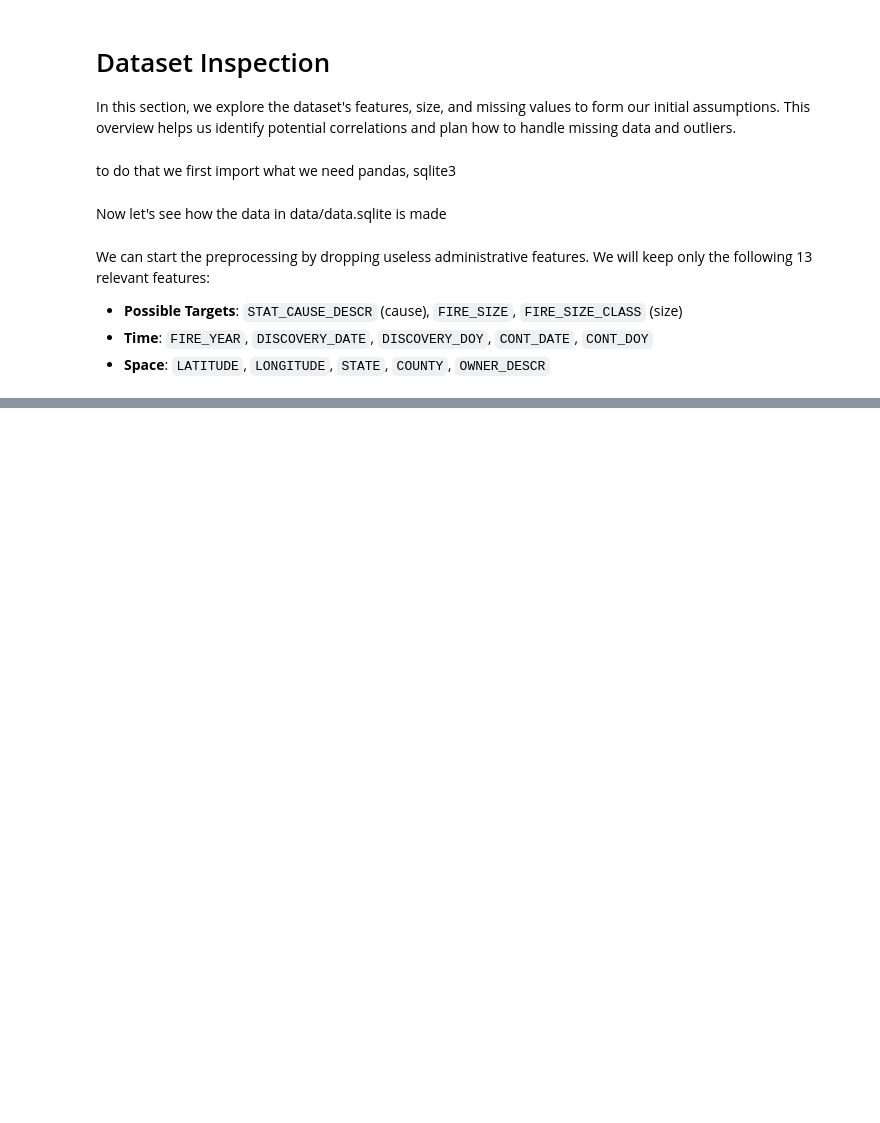
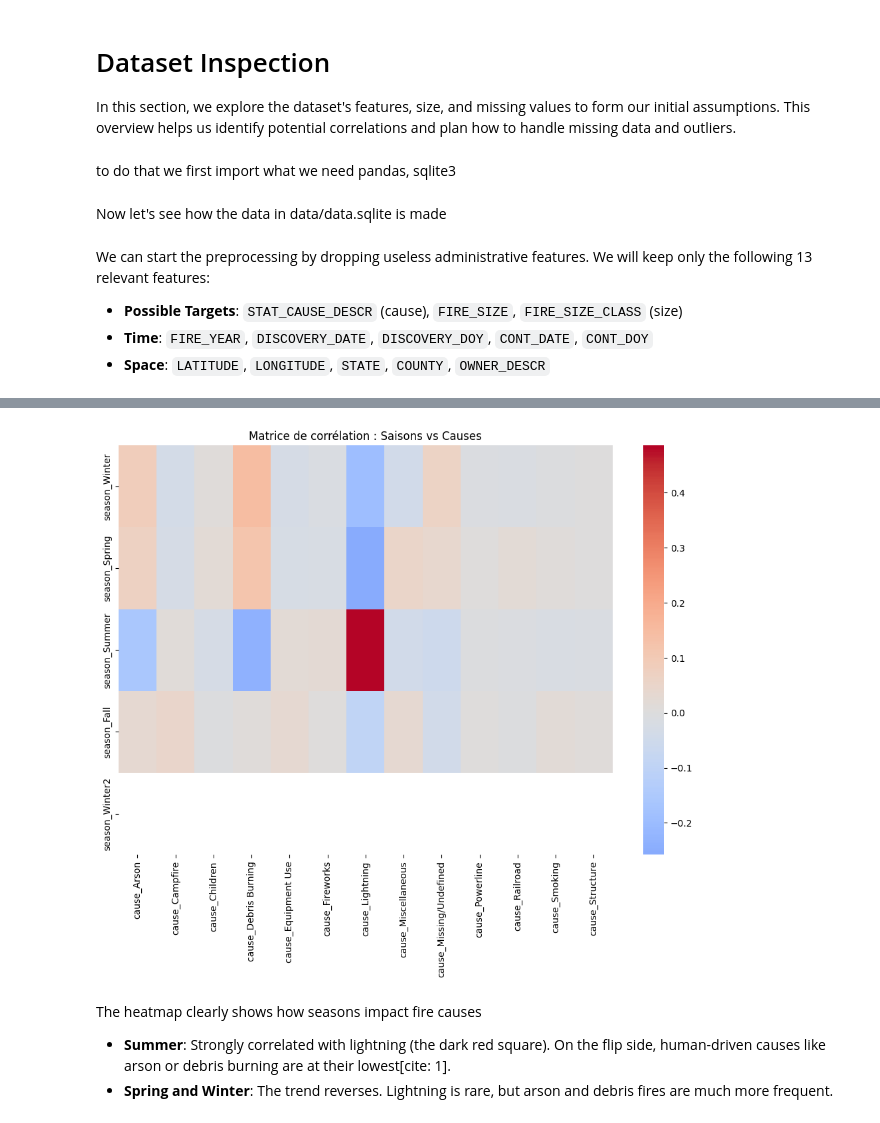
Before and after one commit to hramillon/HandOnML_S1_DKAI, a Jupyter notebook: notebooks/01_EDA.ipynb, the cells around one changed output, grey strips where cells are left out. Drawn from its saved outputs; the diff is of its cells as text; code cells hidden in the pictures; blank space fills up the shorter version.

```diff
--- a/notebooks/01_EDA.ipynb
+++ b/notebooks/01_EDA.ipynb
@@ -52,0 +133,27 @@ let's see what values are missing.
+# %%
+# 1. Découpage en saisons (bins basés sur les jours de l'année)
+bins = [0, 60, 152, 244, 335, 366]
+labels = ['Winter', 'Spring', 'Summer', 'Fall', 'Winter2']
+
+df_clean['SEASON'] = pd.cut(df_clean['DISCOVERY_DOY'], bins=bins, labels=labels, ordered=False)
+df_clean['SEASON'] = df_clean['SEASON'].replace('Winter2', 'Winter') # Fusionner la fin et le début d'année
+
+# 2. One-hot encoding des saisons
+seasons_ohe = pd.get_dummies(df_clean['SEASON'], prefix='season')
+
+# 3. Assemblage avec les causes existantes et calcul de la corrélation
+df_seasons_causes = pd.concat([seasons_ohe, causes_ohe], axis=1)
+corr_seasons = df_seasons_causes.corr()
+
+# 4. Affichage (on filtre pour ne voir que l'intersection Saisons / Causes)
+plt.figure(figsize=(12, 8))
+sns.heatmap(corr_seasons.loc[seasons_ohe.columns, causes_ohe.columns], cmap='coolwarm', center=0, annot=False)
+plt.title("Matrice de corrélation : Saisons vs Causes")
+plt.show()
+# %% [output]
+[figure, added]
+# %% [markdown]
+The heatmap clearly shows how seasons impact fire causes
+
+* **Summer**: Strongly correlated with lightning (the dark red square). On the flip side, human-driven causes like arson or debris burning are at their lowest[cite: 1].
+* **Spring and Winter**: The trend reverses. Lightning is rare, but arson and debris fires are much more frequent.
```
Also changed, not shown: parts of 8 cells of this notebook.
